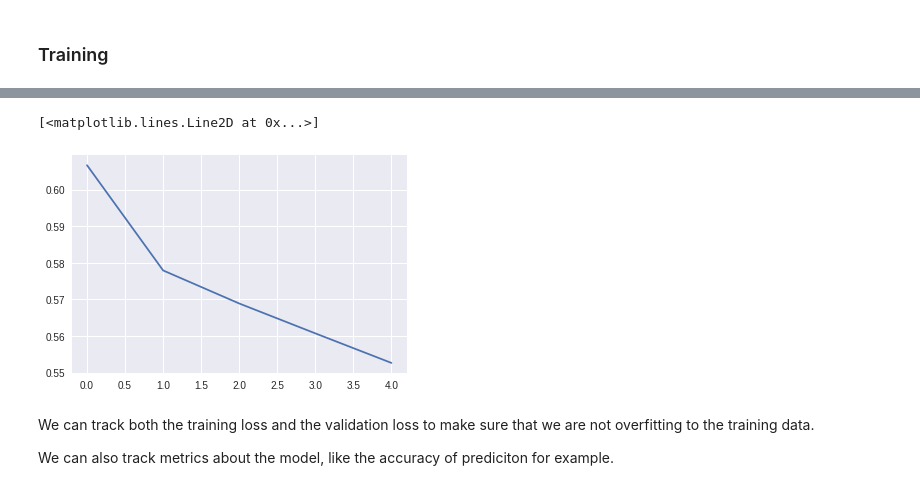
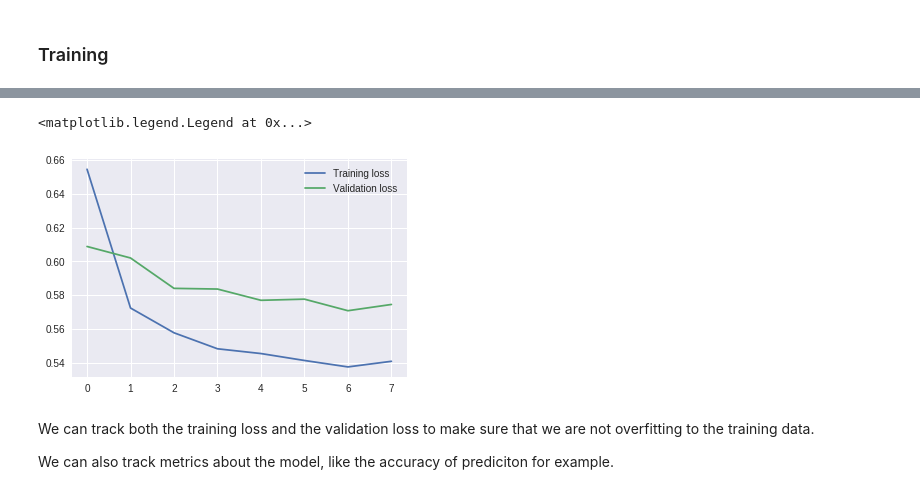
Before and after one commit to feras-oughali/Notebooks, a Jupyter notebook: cars_classifier_pytorch.ipynb, the cells around one changed output, grey strips where cells are left out. Saved outputs shown, nothing was run; the diff lists cells and outputs as text; code cells hidden in the pictures.

Commit message:
model training

```diff
--- a/cars_classifier_pytorch.ipynb
+++ b/cars_classifier_pytorch.ipynb
@@ -97,7 +101,7 @@ train, test = torch.utils.data.random_split(data, [2000, len(data)-2000])
 These datasets are then fed into two dataloaders, which is a convinent way to read a batch of images from the dataset. The `Dataloader` has the option of shuffling the data which is preferred for the training.
 # %%
 train_loader = torch.utils.data.DataLoader(train, batch_size=64, shuffle=True)
-test_loaser = torch.utils.data.DataLoader(test, batch_size=64, shuffle=True)
+test_loader = torch.utils.data.DataLoader(test, batch_size=64, shuffle=True)
 # %%
 len(train_loader), len(test_loaser)
 # %% [output]
@@ -229,8 +233,8 @@ Here, we train our model for 5 epochs using the `gpu` and we keep track of the t
 # %%
-epochs = 5
+epochs = 8
 device = 'cuda'
 model.to(device)
-train_losses = []
+train_losses, test_losses = [], []
 for e in range(epochs):
     running_loss = 0
     for images, labels in train_loader:
@@ -245,7 +249,19 @@ for e in range(epochs):
 
         running_loss += loss.item()
     else:
+      test_loss = 0
+
+      with torch.no_grad():
+        for images, labels in test_loader:
+          images, labels = images.to(device), labels.to(device)
+          outs = model(images)
+          loss = criterion(outs, labels)
+          test_loss += loss.item()
+
+      test_losses.append(test_loss/len(test_loader))
       train_losses.append(running_loss/len(train_loader))
-      print("Epoch: {}/{}.. ".format(e+1, epochs),
-              "Training Loss: {:.3f}.. ".format(train_losses[-1]))
+
+      print("Epoch: {}/{} ".format(e+1, epochs),
+              "Training Loss: {:.3f}.. ".format(train_losses[-1]),
+           "Validation Loss: {:.3f}.. ".format(test_losses[-1]))
 # %% [output]
@@ -257,8 +276,10 @@ Epoch: 5/5..  Training Loss: 0.553..
 # %%
 plt.plot(train_losses, label='Training loss')
+plt.plot(test_losses, label='Validation loss')
+plt.legend()
 # %% [output]
-[<matplotlib.lines.Line2D at 0x...>]
+<matplotlib.legend.Legend at 0x...>
-[figure, old version]
+[figure, new version]
 # %% [markdown]
 We can track both the training loss and the validation loss to make sure that we are not overfitting to the training data.
 
```
Also changed, not shown: parts of 3 cells of this notebook.
